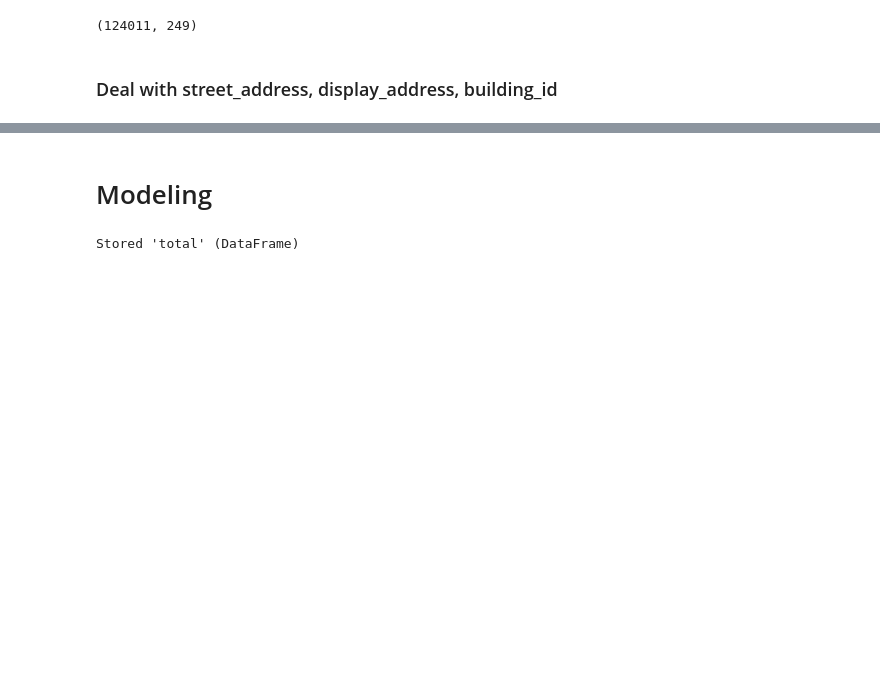
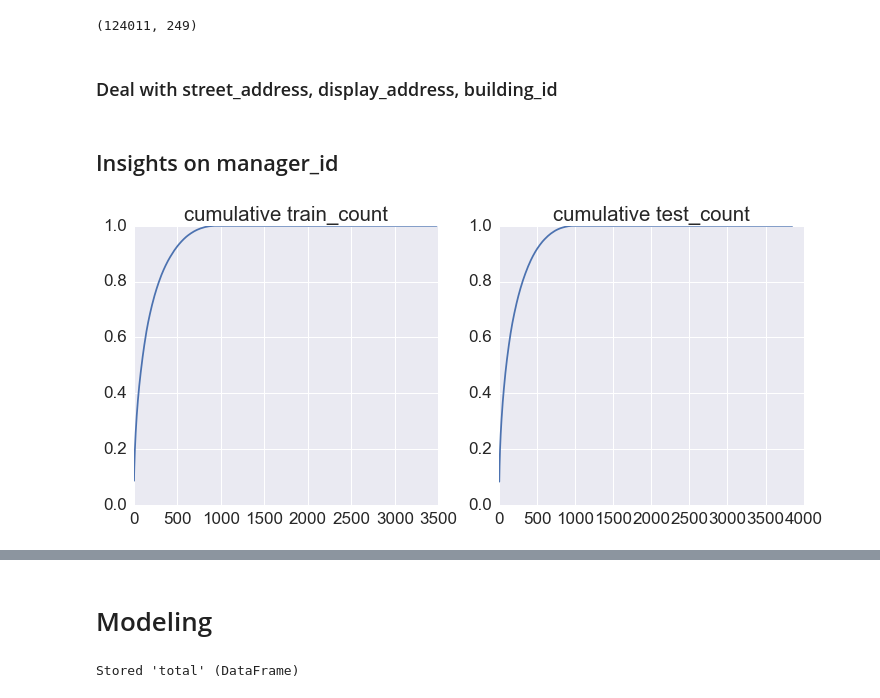
Before and after one commit to AaronYXZ/CS559, a Jupyter notebook: Final Project/CS559_Proj_2.ipynb, the cells around one changed output, grey strips where cells are left out. Drawn from its saved outputs; the diff is of its cells as text; code cells hidden in the pictures; blank space fills up the shorter version.

```diff
--- a/Final Project/CS559_Proj_2.ipynb
+++ b/Final Project/CS559_Proj_2.ipynb
@@ -325,3 +316,22 @@ total.shape
 total_copy = total.copy()
 # %% [markdown]
 ### Deal with street_address, display_address, building_id
+# %% [markdown]
+##  Insights on manager_id
+# %%
+temp1 = train.groupby('manager_id').count().iloc[:,-1]
+temp2 = test.groupby('manager_id').count().iloc[:,-1]
+df_managers = pd.concat([temp1,temp2], axis = 1, join = 'outer')
+df_managers.columns = ['train_count','test_count']
+# %%
+fig, axes = plt.subplots(1,2, figsize = (12,5))
+temp = df_managers['train_count'].dropna().sort_values(ascending = False).reset_index(drop = True)
+axes[0].plot(temp.index+1, temp.cumsum()/temp.sum())
+axes[0].set_title('cumulative train_count')
+
+temp = df_managers['test_count'].dropna().sort_values(ascending = False).reset_index(drop = True)
+axes[1].plot(temp.index+1, temp.cumsum()/temp.sum())
+axes[1].set_title('cumulative test_count')
+plt.savefig('cs559_2.jpg')
+# %% [output]
+[figure, added]
```
Also changed, not shown: parts of 39 cells of this notebook.
